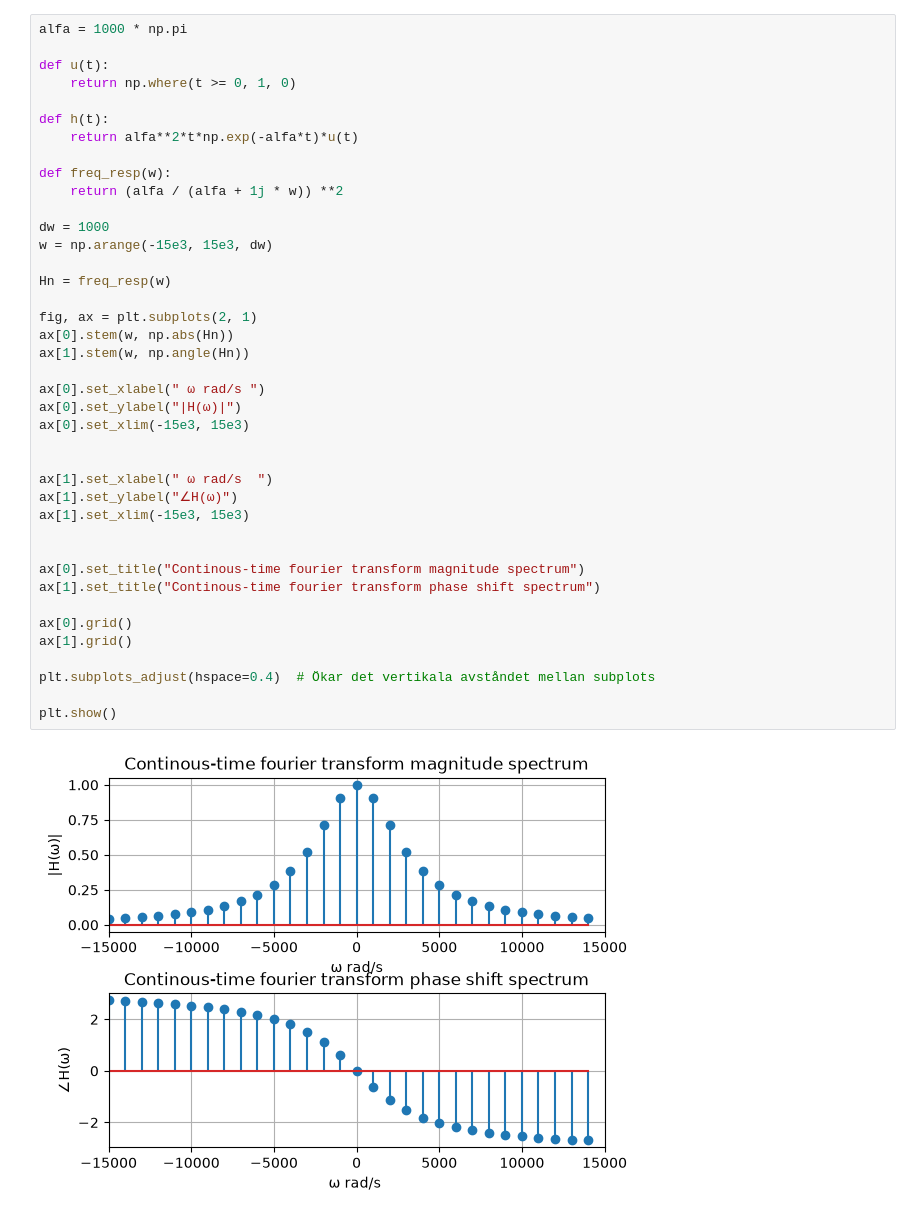
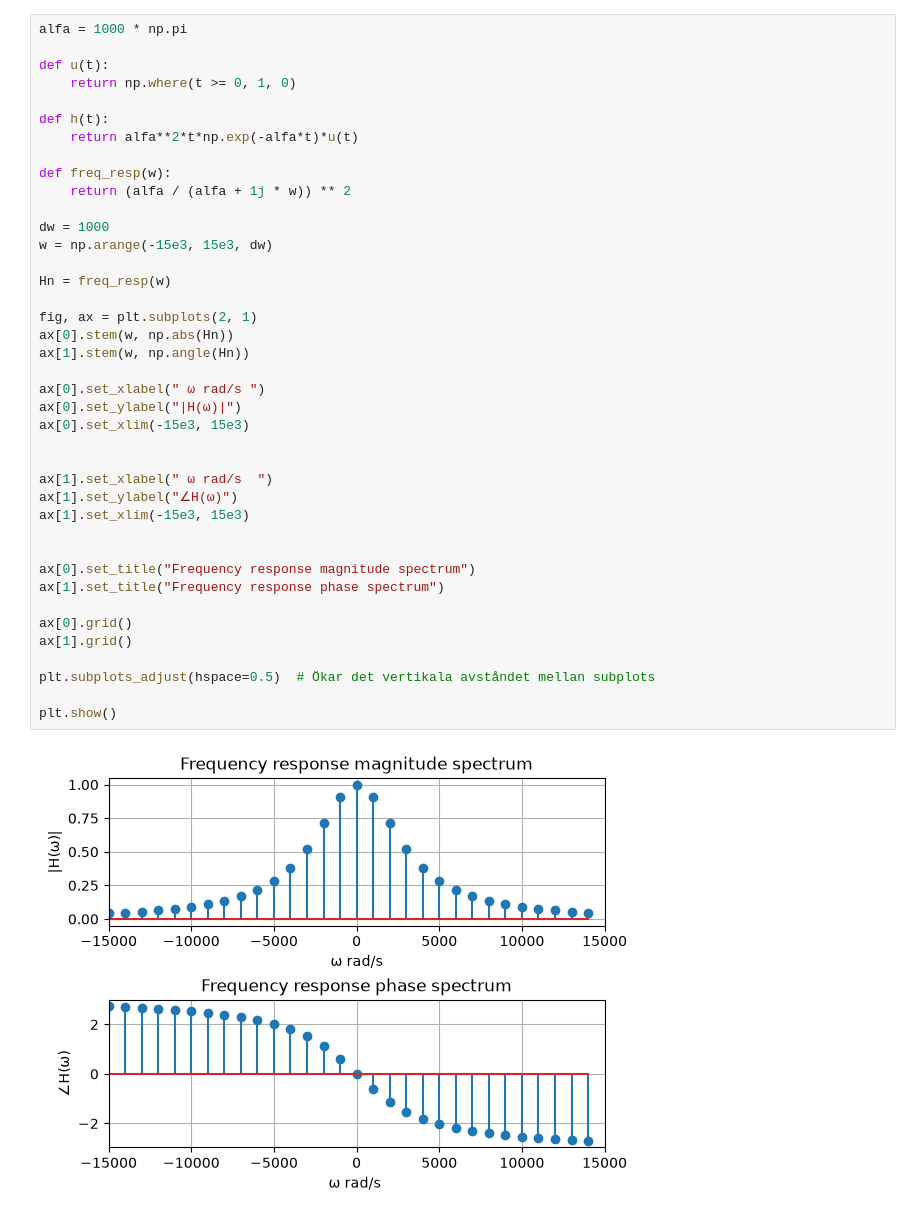
Before and after one commit to sobl9415/Sigtrans_assignments, a Jupyter notebook: Assignment2.ipynb, the cells around one changed output. Saved outputs shown, nothing was run; the diff lists cells and outputs as text.

```diff
--- a/Assignment2.ipynb
+++ b/Assignment2.ipynb
@@ -113,37 +134,37 @@ def h(t):
     return alfa**2*t*np.exp(-alfa*t)*u(t)
 
 def freq_resp(w):
-    return (alfa / (alfa + 1j * w)) **2
+    return (alfa / (alfa + 1j * w)) ** 2
 
 dw = 1000
 w = np.arange(-15e3, 15e3, dw)
 
 Hn = freq_resp(w)
 
 fig, ax = plt.subplots(2, 1)
 ax[0].stem(w, np.abs(Hn))
 ax[1].stem(w, np.angle(Hn))
 
 ax[0].set_xlabel(" ω rad/s ")
 ax[0].set_ylabel("|H(ω)|")
 ax[0].set_xlim(-15e3, 15e3)
 
 
 ax[1].set_xlabel(" ω rad/s  ")
 ax[1].set_ylabel("∠H(ω)")
 ax[1].set_xlim(-15e3, 15e3)
 
 
-ax[0].set_title("Continous-time fourier transform magnitude spectrum")
-ax[1].set_title("Continous-time fourier transform phase shift spectrum")
+ax[0].set_title("Frequency response magnitude spectrum")
+ax[1].set_title("Frequency response phase spectrum")
 
 ax[0].grid()
 ax[1].grid()
 
-plt.subplots_adjust(hspace=0.4)  # Ökar det vertikala avståndet mellan subplots
+plt.subplots_adjust(hspace=0.5)  # Ökar det vertikala avståndet mellan subplots
 
 plt.show()
 # %% [output]
-[figure, old version]
+[figure, new version]
 # %% [markdown]
 # Uppgift 3a
```
Also changed, not shown: parts of 13 cells of this notebook.
